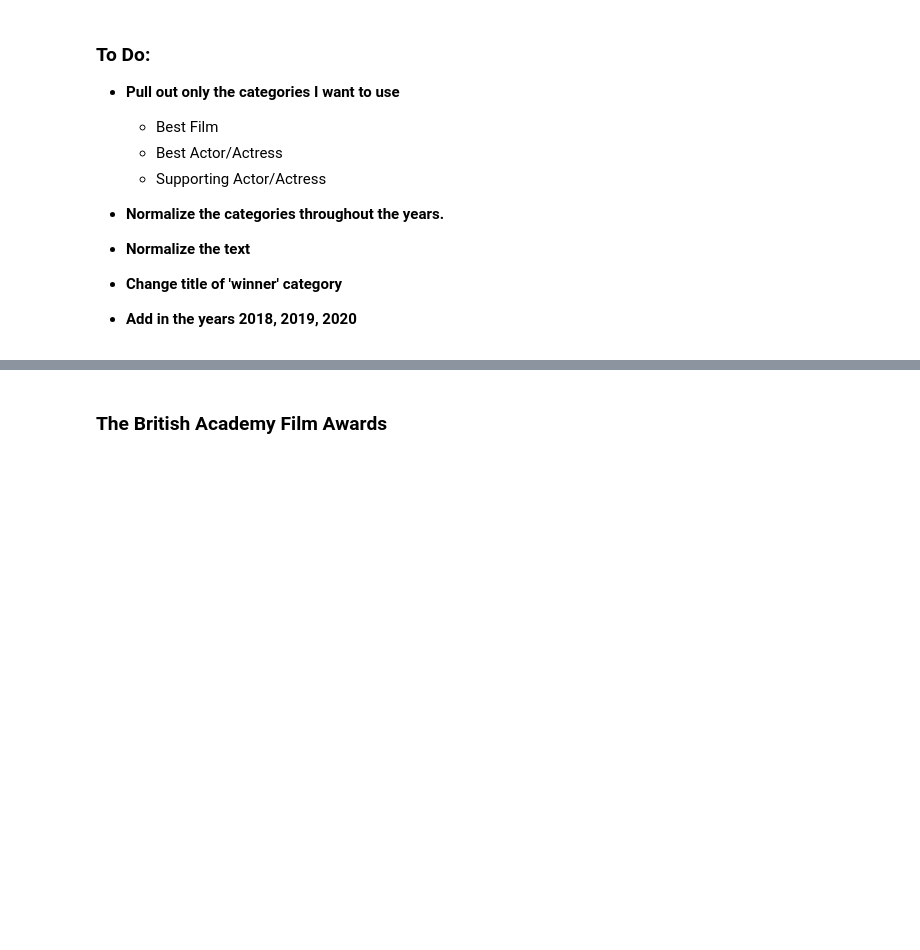
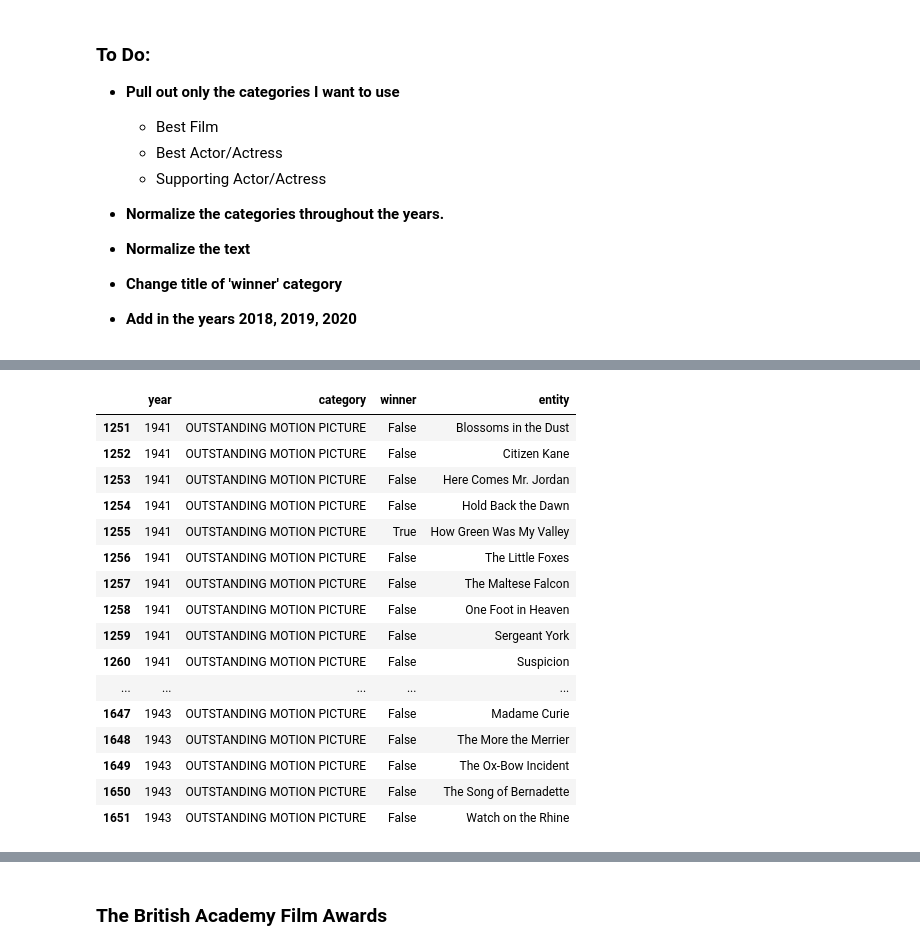
Before and after one commit to cari-holmes/movie-analysis, a Jupyter notebook: prepare_awards.ipynb, the cells around one changed output, grey strips where cells are left out. Cells and saved outputs as stored; diff of their text form; code cells hidden in the pictures; blank space fills up the shorter version.

```diff
--- a/prepare_awards.ipynb
+++ b/prepare_awards.ipynb
@@ -90,0 +236,20 @@ array(['ACTOR', 'ACTRESS', 'ART DIRECTION', 'CINEMATOGRAPHY',
+# %%
+df[df.category == 'OUTSTANDING MOTION PICTURE']
+# %% [output]
+|  | year | category | winner | entity |
+| 1251 | 1941 | OUTSTANDING MOTION PICTURE | False | Blossoms in the Dust |
+| 1252 | 1941 | OUTSTANDING MOTION PICTURE | False | Citizen Kane |
+| 1253 | 1941 | OUTSTANDING MOTION PICTURE | False | Here Comes Mr. Jordan |
+| 1254 | 1941 | OUTSTANDING MOTION PICTURE | False | Hold Back the Dawn |
+| 1255 | 1941 | OUTSTANDING MOTION PICTURE | True | How Green Was My Valley |
+| 1256 | 1941 | OUTSTANDING MOTION PICTURE | False | The Little Foxes |
+| 1257 | 1941 | OUTSTANDING MOTION PICTURE | False | The Maltese Falcon |
+| 1258 | 1941 | OUTSTANDING MOTION PICTURE | False | One Foot in Heaven |
+| 1259 | 1941 | OUTSTANDING MOTION PICTURE | False | Sergeant York |
+| 1260 | 1941 | OUTSTANDING MOTION PICTURE | False | Suspicion |
+| ... | ... | ... | ... | ... |
+| 1647 | 1943 | OUTSTANDING MOTION PICTURE | False | Madame Curie |
+| 1648 | 1943 | OUTSTANDING MOTION PICTURE | False | The More the Merrier |
+| 1649 | 1943 | OUTSTANDING MOTION PICTURE | False | The Ox-Bow Incident |
+| 1650 | 1943 | OUTSTANDING MOTION PICTURE | False | The Song of Bernadette |
+| 1651 | 1943 | OUTSTANDING MOTION PICTURE | False | Watch on the Rhine |
```
Also changed, not shown: parts of 27 cells of this notebook.
